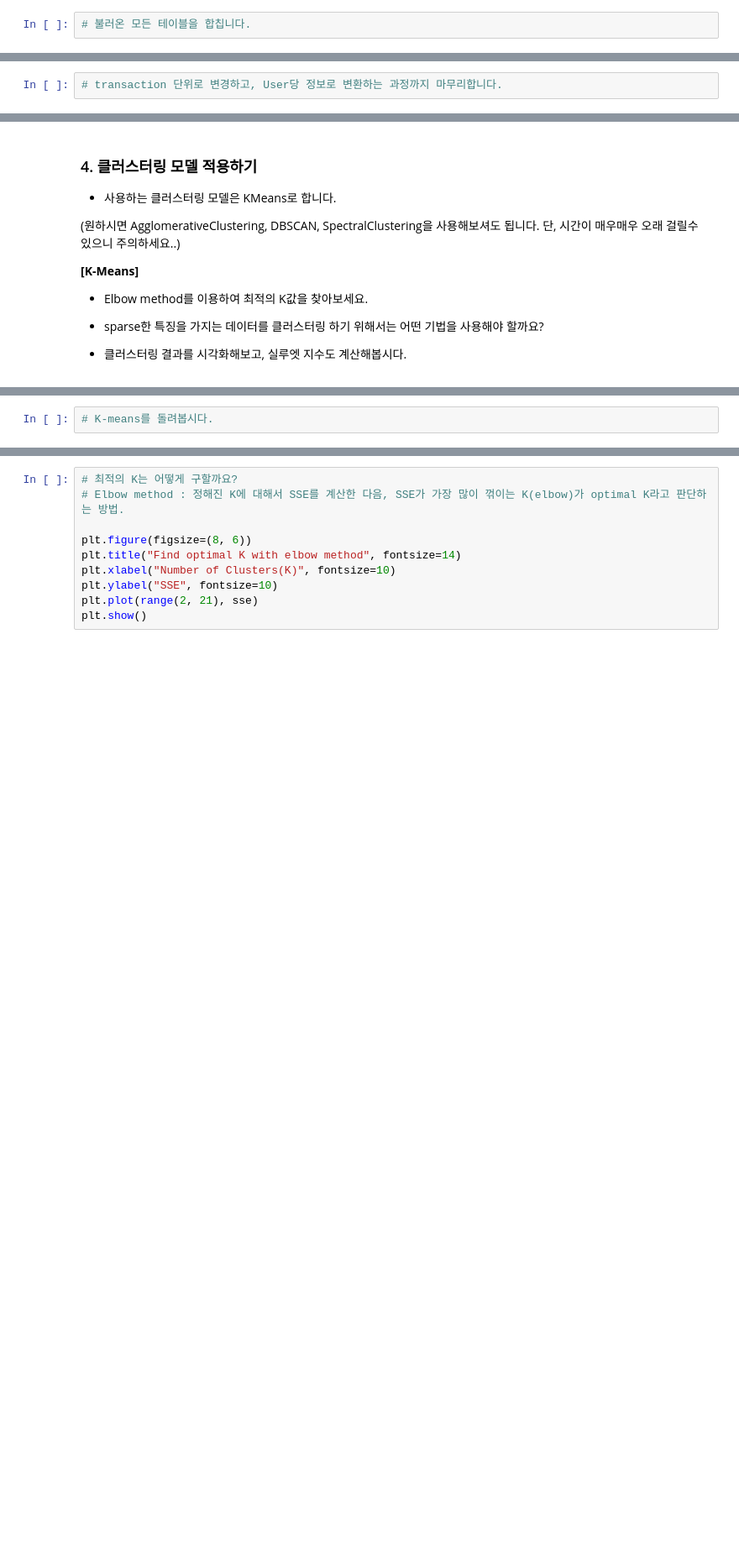
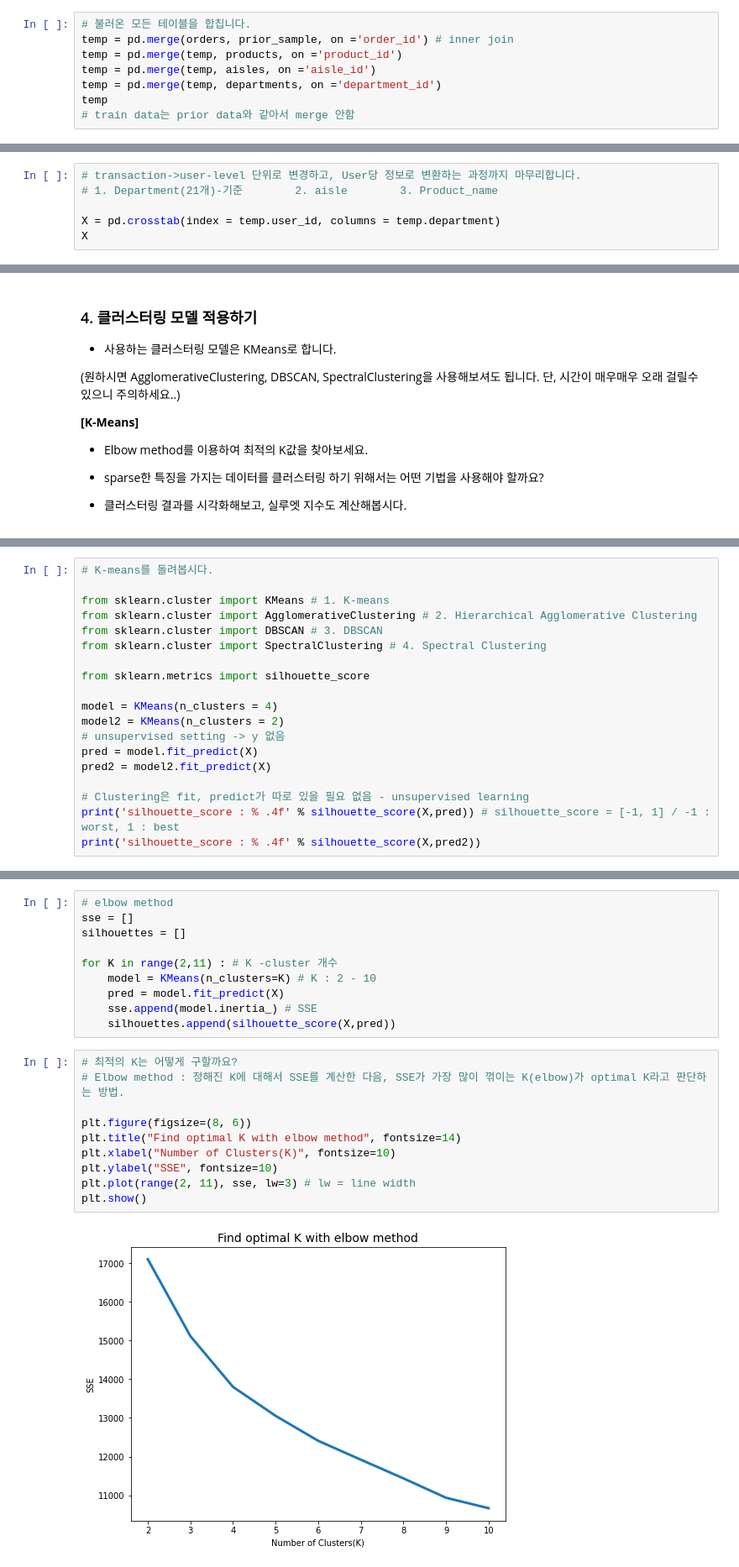
Before and after one commit to maruyacoding/yeardream2, a Jupyter notebook: TIL/May,2022/20220528_Chapter_05_Clustering_06_Mini_PJT_쇼핑몰_사용자_고객_세분화(실습).ipynb, the cells around one changed output, grey strips where cells are left out. Shown: that part at 84% size. Saved outputs shown, nothing was run; the diff lists cells and outputs as text; blank space fills up the shorter version.

```diff
--- a/TIL/May,2022/20220528_Chapter_05_Clustering_06_Mini_PJT_쇼핑몰_사용자_고객_세분화(실습).ipynb
+++ b/TIL/May,2022/20220528_Chapter_05_Clustering_06_Mini_PJT_쇼핑몰_사용자_고객_세분화(실습).ipynb
@@ -28,2 +71,8 @@ drive.mount('/content/drive')
 # %%
 # 불러온 모든 테이블을 합칩니다.
+temp = pd.merge(orders, prior_sample, on ='order_id') # inner join
+temp = pd.merge(temp, products, on ='product_id')
+temp = pd.merge(temp, aisles, on ='aisle_id')
+temp = pd.merge(temp, departments, on ='department_id')
+temp
+# train data는 prior data와 같아서 merge 안함
@@ -41,4 +131,8 @@ drive.mount('/content/drive')
 
 > User 단위로 어떤 물품을 구매했는지의 정보만 가지는 feature vector로 변환한다. e.g. pd.crosstab, CountVectorizer
 # %%
-# transaction 단위로 변경하고, User당 정보로 변환하는 과정까지 마무리합니다.
+# transaction->user-level 단위로 변경하고, User당 정보로 변환하는 과정까지 마무리합니다.
+# 1. Department(21개)-기준        2. aisle        3. Product_name
+
+X = pd.crosstab(index = temp.user_id, columns = temp.department)
+X
@@ -71,2 +209,19 @@ plt.show()
 # %%
 # K-means를 돌려봅시다.
+
+from sklearn.cluster import KMeans # 1. K-means
+from sklearn.cluster import AgglomerativeClustering # 2. Hierarchical Agglomerative Clustering
+from sklearn.cluster import DBSCAN # 3. DBSCAN
+from sklearn.cluster import SpectralClustering # 4. Spectral Clustering
+
+from sklearn.metrics import silhouette_score
+
+model = KMeans(n_clusters = 4)
+model2 = KMeans(n_clusters = 2)
+# unsupervised setting -> y 없음
+pred = model.fit_predict(X)
+pred2 = model2.fit_predict(X)
+
+# Clustering은 fit, predict가 따로 있을 필요 없음 - unsupervised learning
+print('silhouette_score : % .4f' % silhouette_score(X,pred)) # silhouette_score = [-1, 1] / -1 : worst, 1 : best
+print('silhouette_score : % .4f' % silhouette_score(X,pred2))
@@ -73,13 +231,25 @@ plt.show()
+# %%
+# elbow method
+sse = []
+silhouettes = []
+
+for K in range(2,11) : # K -cluster 개수
+    model = KMeans(n_clusters=K) # K : 2 - 10
+    pred = model.fit_predict(X)
+    sse.append(model.inertia_) # SSE
+    silhouettes.append(silhouette_score(X,pred))
 # %%
 # 최적의 K는 어떻게 구할까요?
 # Elbow method : 정해진 K에 대해서 SSE를 계산한 다음, SSE가 가장 많이 꺾이는 K(elbow)가 optimal K라고 판단하는 방법.
 
 plt.figure(figsize=(8, 6))
 plt.title("Find optimal K with elbow method", fontsize=14)
 plt.xlabel("Number of Clusters(K)", fontsize=10)
 plt.ylabel("SSE", fontsize=10)
-plt.plot(range(2, 21), sse)
+plt.plot(range(2, 11), sse, lw=3) # lw = line width
 plt.show()
+# %% [output]
+[figure, added]
 # %%
 # Silhouette score : 같은 클러스터에 속하는 데이터중 가장 먼 데이터와의 거리와 다른 클러스터에 속하는 데이터 중 가장 가까운 데이터와의 거리 비율을 계산한 지표. [-1, 1]
 # Reference : https://en.wikipedia.org/wiki/Silhouette_(clustering)
```
Also changed, not shown: parts of 29 cells of this notebook.
